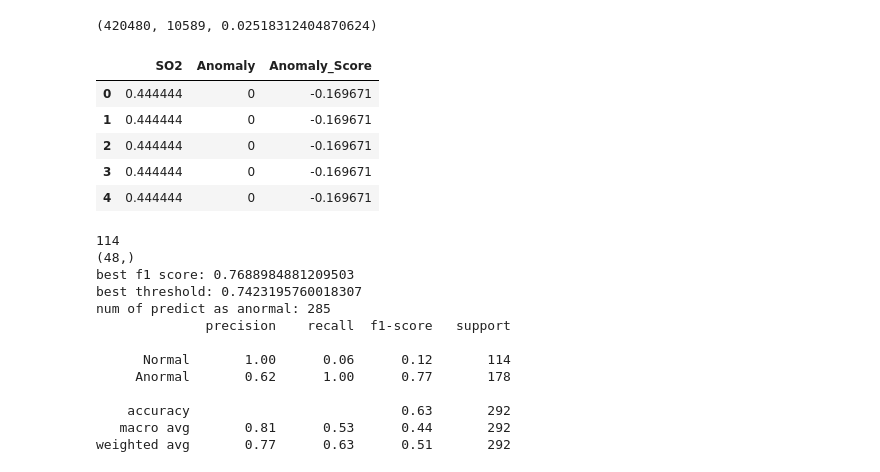
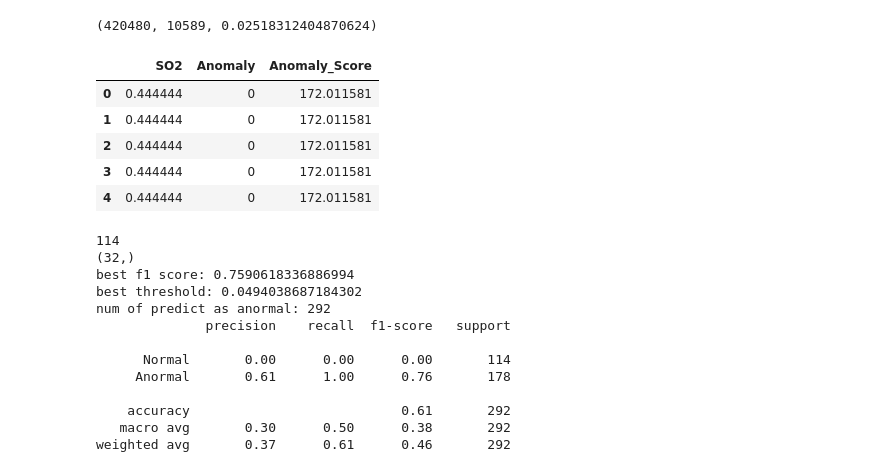
Before and after one commit to Yanghojun/Juneer_deeplearning_cookbook, a Jupyter notebook: evaluate_pycaret.ipynb, the cells around one changed output. Saved outputs shown, nothing was run; the diff lists cells and outputs as text; code cells hidden in the pictures.

```diff
--- a/evaluate_pycaret.ipynb
+++ b/evaluate_pycaret.ipynb
@@ -90,16 +130,16 @@ anorm_code shape: (178, 1440)
 max of anorm_code 1
 (420480, 10589, 0.02518312404870624)
 # %%
-iforest = create_model('iforest', fraction=fraction_value)       # fraction은 outlier의 비율을 정함
+iforest = create_model('svm', fraction=fraction_value)       # fraction은 outlier의 비율을 정함
 iforest_result = assign_model(iforest)
 iforest_result.head()
 # %% [output]
 |  | SO2 | Anomaly | Anomaly_Score |
-| 0 | 0.444444 | 0 | -0.169671 |
-| 1 | 0.444444 | 0 | -0.169671 |
-| 2 | 0.444444 | 0 | -0.169671 |
-| 3 | 0.444444 | 0 | -0.169671 |
-| 4 | 0.444444 | 0 | -0.169671 |
+| 0 | 0.444444 | 0 | 172.011581 |
+| 1 | 0.444444 | 0 | 172.011581 |
+| 2 | 0.444444 | 0 | 172.011581 |
+| 3 | 0.444444 | 0 | 172.011581 |
+| 4 | 0.444444 | 0 | 172.011581 |
 # %%
 # plot value on y-axis and date on x-axis
 fig = px.line(iforest_result, x=iforest_result.index, y=ele_name, title='ENVIRONMENT - UNSUPERVISED ANOMALY DETECTION', template = 'plotly_dark')
@@ -168,18 +209,18 @@ def evalPycaret(data:dict, pycaret_result:pd.DataFrame, threshold=3):
 
     print(classification_report(gt, error_score, target_names=['Normal', 'Anormal']))
 # %%
-evalPycaret(data, iforest_result, threshold=0.74)
+evalPycaret(data, iforest_result, threshold=0.04)
 # %% [output]
 114
-(48,)
-best f1 score: 0.7688984881209503
-best threshold: 0.7423195760018307
-num of predict as anormal: 285
+(32,)
+best f1 score: 0.7590618336886994
+best threshold: 0.0494038687184302
+num of predict as anormal: 292
               precision    recall  f1-score   support
 
-      Normal       1.00      0.06      0.12       114
-     Anormal       0.62      1.00      0.77       178
+      Normal       0.00      0.00      0.00       114
+     Anormal       0.61      1.00      0.76       178
 
-    accuracy                           0.63       292
-   macro avg       0.81      0.53      0.44       292
-weighted avg       0.77      0.63      0.51       292
+    accuracy                           0.61       292
+   macro avg       0.30      0.50      0.38       292
+weighted avg       0.37      0.61      0.46       292
```
Also changed, not shown: parts of 4 cells of this notebook, 7 other files.
